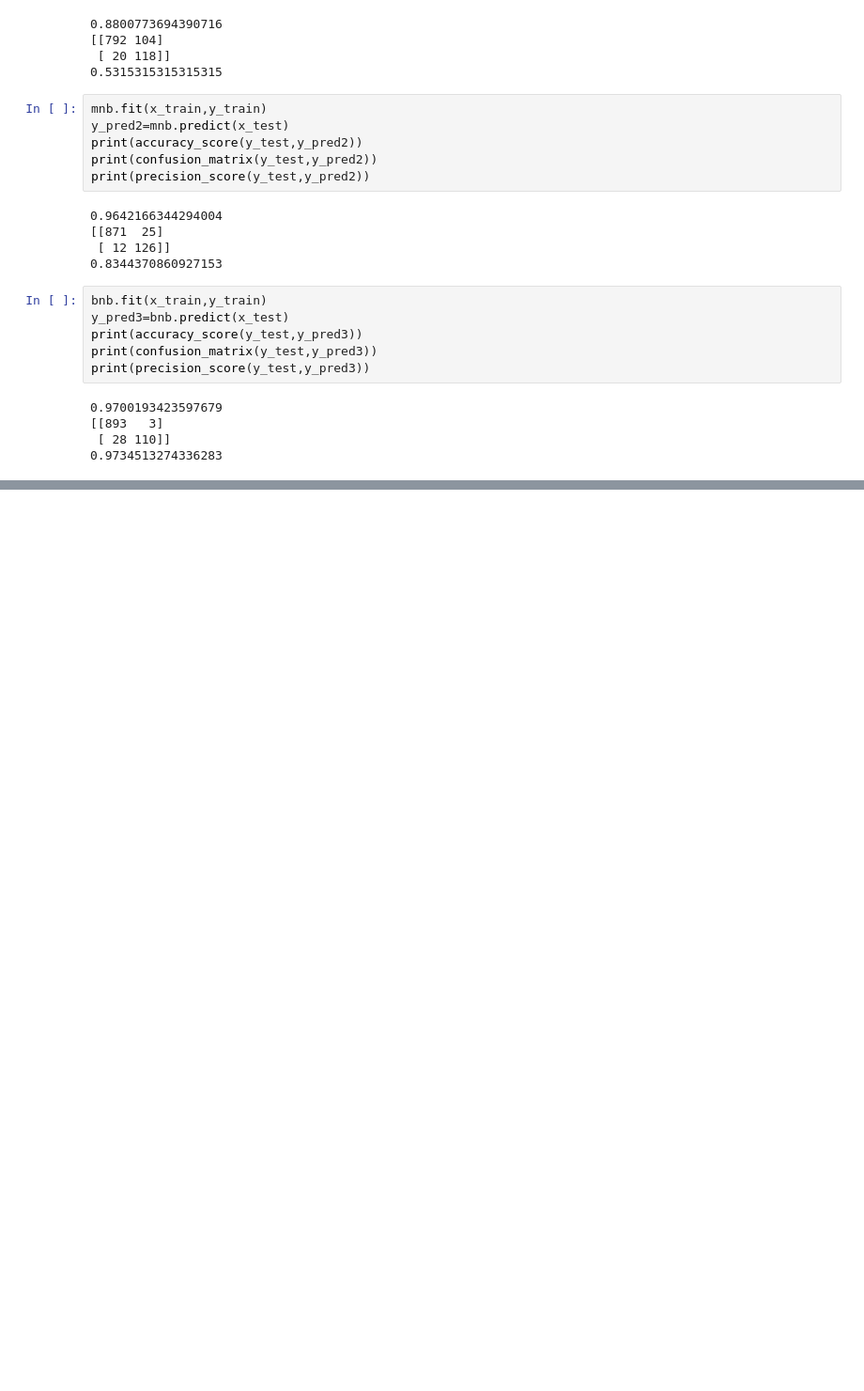
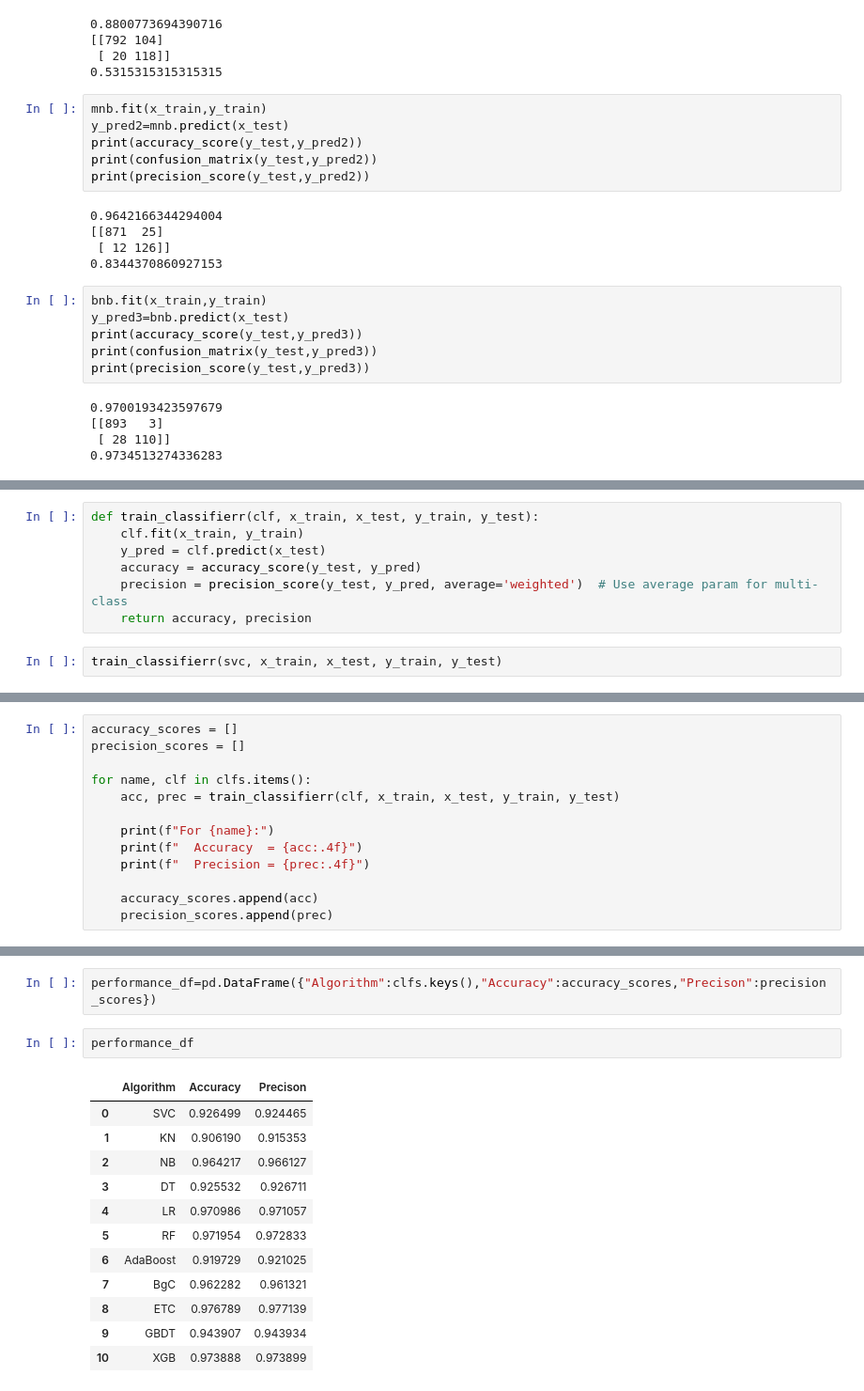
Before and after one commit to Ashish570raj/SMS-or-Email-Spam-Classifier, a Jupyter notebook: classifirer.ipynb, the cells around one changed output, grey strips where cells are left out. Shown: that part at 94% size. Cells and saved outputs as stored; diff of their text form; blank space fills up the shorter version.

```diff
--- a/classifirer.ipynb
+++ b/classifirer.ipynb
@@ -692,0 +732,9 @@ print(precision_score(y_test,y_pred3))
+# %%
+def train_classifierr(clf, x_train, x_test, y_train, y_test):
+    clf.fit(x_train, y_train)
+    y_pred = clf.predict(x_test)
+    accuracy = accuracy_score(y_test, y_pred)
+    precision = precision_score(y_test, y_pred, average='weighted')  # Use average param for multi-class
+    return accuracy, precision
+# %%
+train_classifierr(svc, x_train, x_test, y_train, y_test)
@@ -692,0 +743,13 @@ print(precision_score(y_test,y_pred3))
+# %%
+accuracy_scores = []
+precision_scores = []
+
+for name, clf in clfs.items():
+    acc, prec = train_classifierr(clf, x_train, x_test, y_train, y_test)
+
+    print(f"For {name}:")
+    print(f"  Accuracy  = {acc:.4f}")
+    print(f"  Precision = {prec:.4f}")
+
+    accuracy_scores.append(acc)
+    precision_scores.append(prec)
@@ -692,0 +774,17 @@ print(precision_score(y_test,y_pred3))
+# %%
+performance_df=pd.DataFrame({"Algorithm":clfs.keys(),"Accuracy":accuracy_scores,"Precison":precision_scores})
+# %%
+performance_df
+# %% [output]
+|  | Algorithm | Accuracy | Precison |
+| 0 | SVC | 0.926499 | 0.924465 |
+| 1 | KN | 0.906190 | 0.915353 |
+| 2 | NB | 0.964217 | 0.966127 |
+| 3 | DT | 0.925532 | 0.926711 |
+| 4 | LR | 0.970986 | 0.971057 |
+| 5 | RF | 0.971954 | 0.972833 |
+| 6 | AdaBoost | 0.919729 | 0.921025 |
+| 7 | BgC | 0.962282 | 0.961321 |
+| 8 | ETC | 0.976789 | 0.977139 |
+| 9 | GBDT | 0.943907 | 0.943934 |
+| 10 | XGB | 0.973888 | 0.973899 |
```
Also changed, not shown: parts of 7 cells of this notebook.
